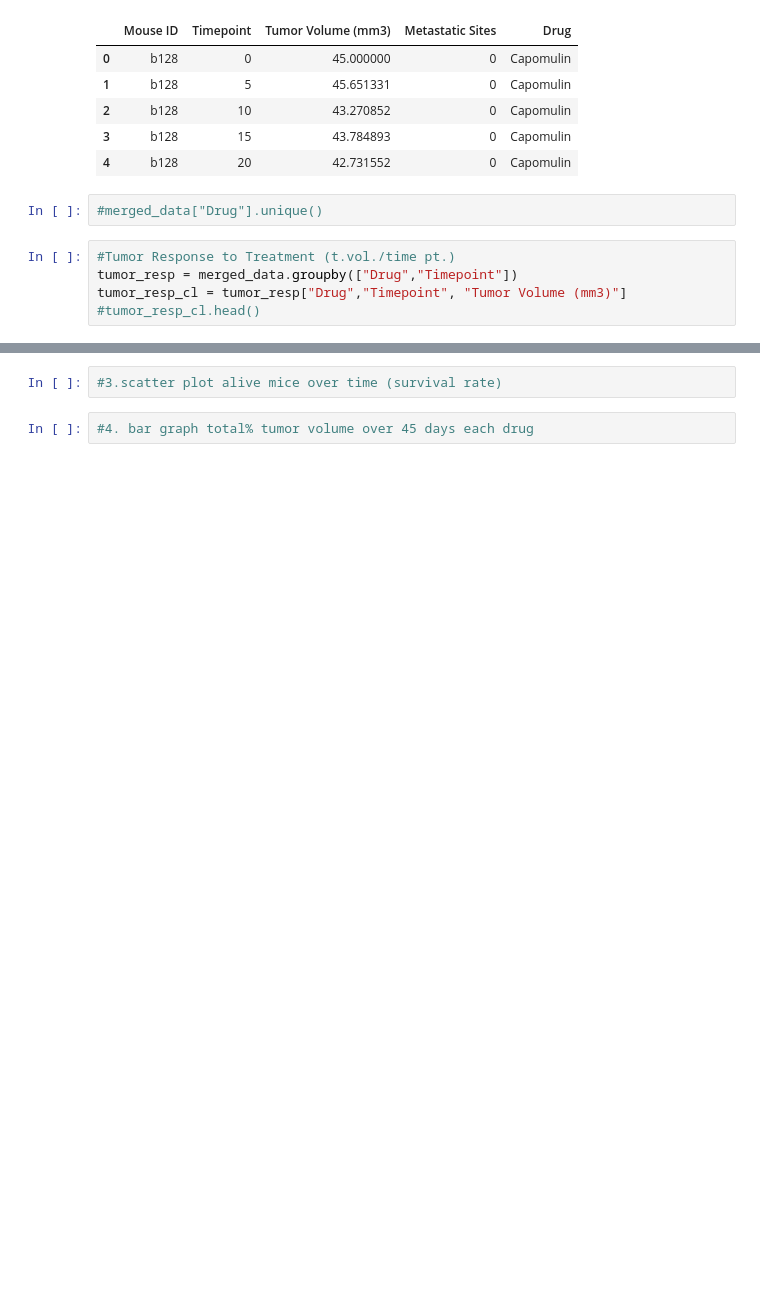
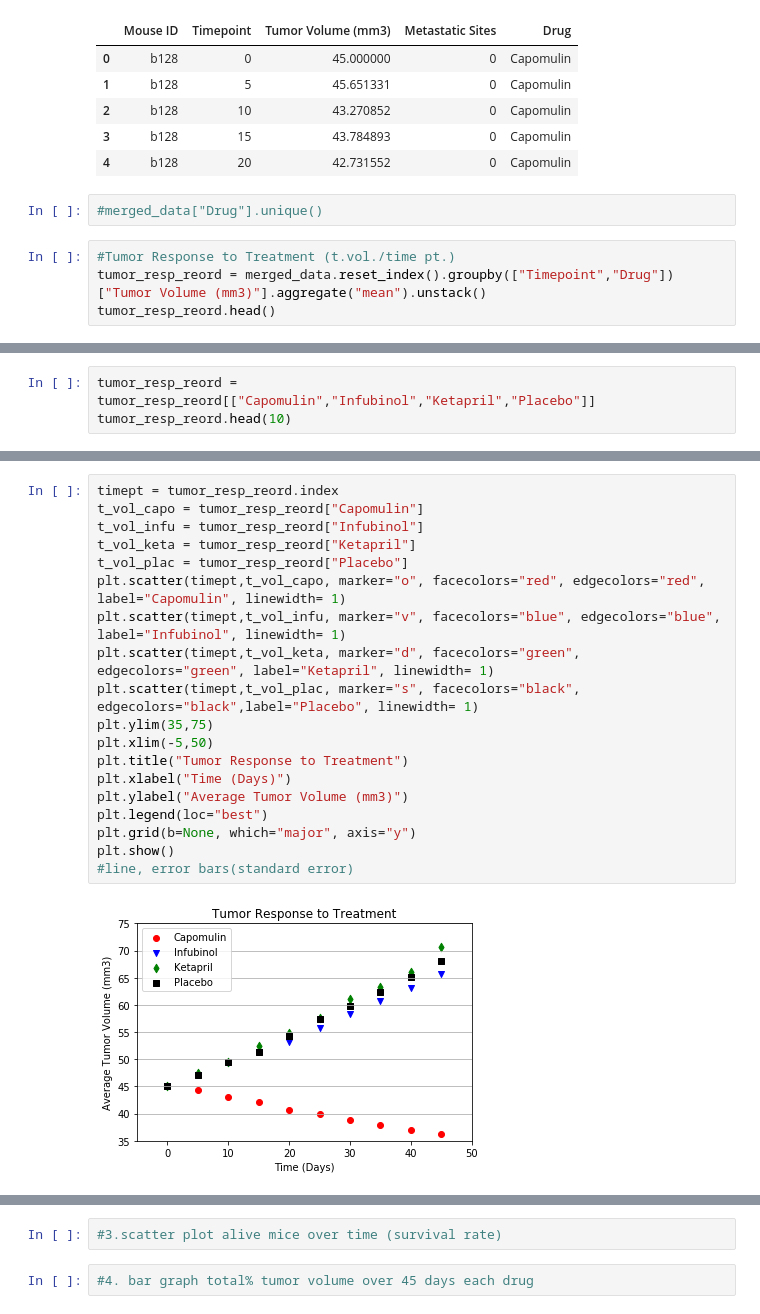
Before and after one commit to GCutaiar/matplotlib-challenge, a Jupyter notebook: Pymaceuticals/Pymaceuticals.ipynb, the cells around one changed output, grey strips where cells are left out. Saved outputs shown, nothing was run; the diff lists cells and outputs as text; blank space fills up the shorter version.

Commit message:
scatter plots added

```diff
--- a/Pymaceuticals/Pymaceuticals.ipynb
+++ b/Pymaceuticals/Pymaceuticals.ipynb
@@ -39,6 +39,5 @@ merged_data.head()
 #merged_data["Drug"].unique()
 # %%
 #Tumor Response to Treatment (t.vol./time pt.)
-tumor_resp = merged_data.groupby(["Drug","Timepoint"])
-tumor_resp_cl = tumor_resp["Drug","Timepoint", "Tumor Volume (mm3)"]
-#tumor_resp_cl.head()
+tumor_resp_reord = merged_data.reset_index().groupby(["Timepoint","Drug"])["Tumor Volume (mm3)"].aggregate("mean").unstack()
+tumor_resp_reord.head()
@@ -52,0 +52,3 @@ tumor_resp_cl = tumor_resp["Drug","Timepoint", "Tumor Volume (mm3)"]
+# %%
+tumor_resp_reord = tumor_resp_reord[["Capomulin","Infubinol","Ketapril","Placebo"]]
+tumor_resp_reord.head(10)
@@ -52,0 +68,21 @@ tumor_resp_cl = tumor_resp["Drug","Timepoint", "Tumor Volume (mm3)"]
+# %%
+timept = tumor_resp_reord.index
+t_vol_capo = tumor_resp_reord["Capomulin"]
+t_vol_infu = tumor_resp_reord["Infubinol"]
+t_vol_keta = tumor_resp_reord["Ketapril"]
+t_vol_plac = tumor_resp_reord["Placebo"]
+plt.scatter(timept,t_vol_capo, marker="o", facecolors="red", edgecolors="red", label="Capomulin", linewidth= 1)
+plt.scatter(timept,t_vol_infu, marker="v", facecolors="blue", edgecolors="blue", label="Infubinol", linewidth= 1)
+plt.scatter(timept,t_vol_keta, marker="d", facecolors="green", edgecolors="green", label="Ketapril", linewidth= 1)
+plt.scatter(timept,t_vol_plac, marker="s", facecolors="black", edgecolors="black",label="Placebo", linewidth= 1)
+plt.ylim(35,75)
+plt.xlim(-5,50)
+plt.title("Tumor Response to Treatment")
+plt.xlabel("Time (Days)")
+plt.ylabel("Average Tumor Volume (mm3)")
+plt.legend(loc="best")
+plt.grid(b=None, which="major", axis="y")
+plt.show()
+#line, error bars(standard error)
+# %% [output]
+[figure, added]
```
Also changed, not shown: parts of 9 cells of this notebook.
